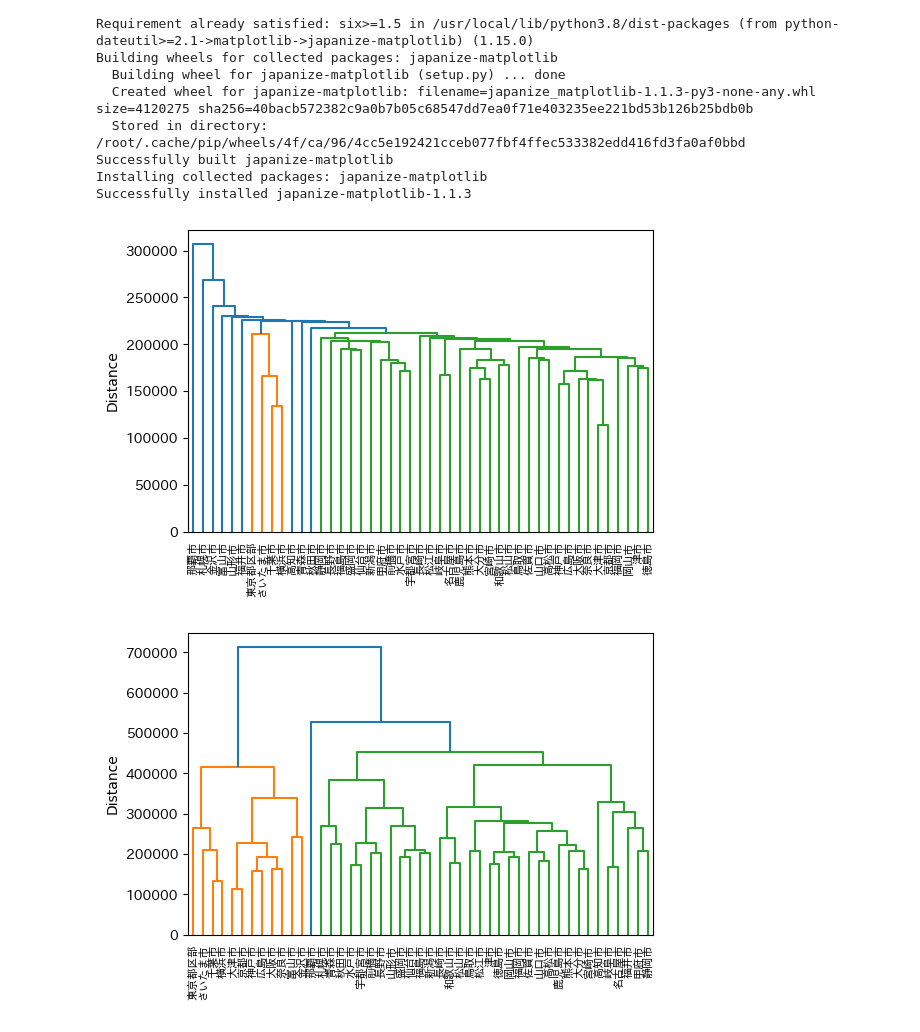
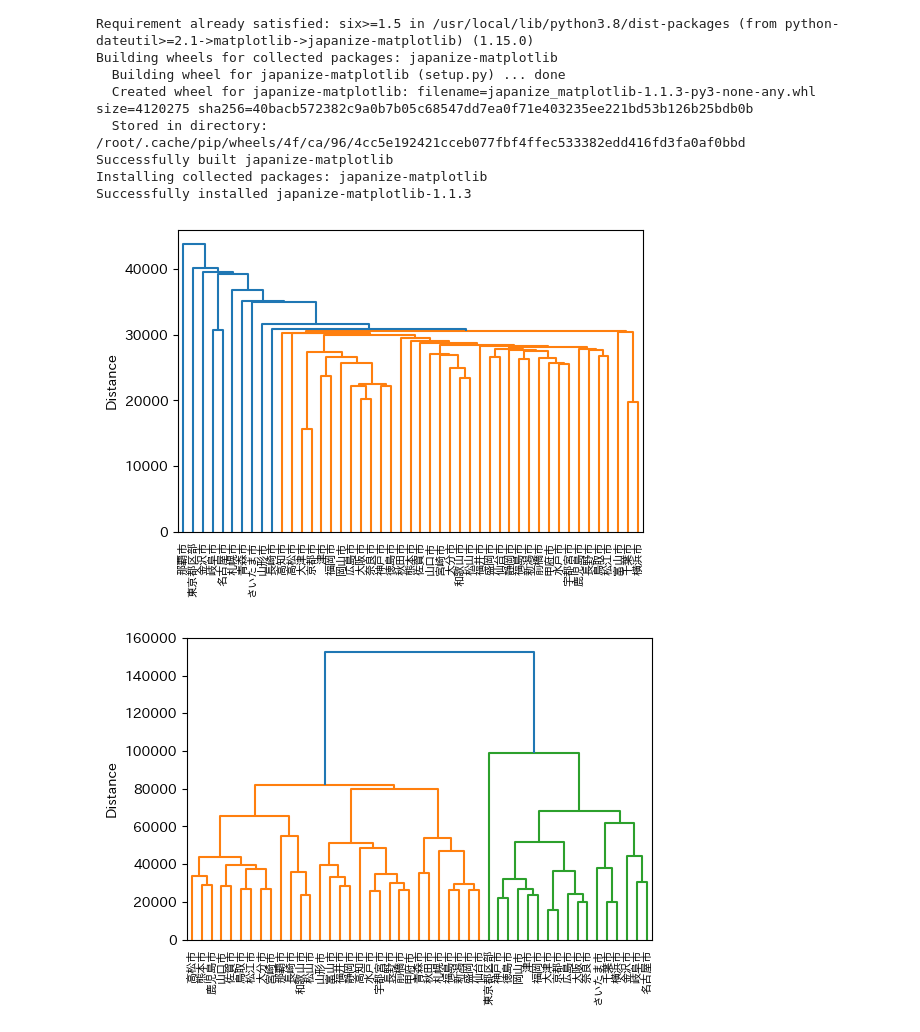
Before and after one commit to paotabetai/machine_learning_book, a Jupyter notebook: 11_Hierarchical_Clustering.ipynb, the cells around one changed output. Saved outputs shown, nothing was run; the diff lists cells and outputs as text; code cells hidden in the pictures.

```diff
--- a/11_Hierarchical_Clustering.ipynb
+++ b/11_Hierarchical_Clustering.ipynb
@@ -41,40 +41,40 @@ Successfully installed japanize-matplotlib-1.1.3
 # %%
 import csv
 
 import japanize_matplotlib
 
 
 prefs = []
 pref_consum = []
 with open('/content/SSDSE-C-2022.csv', encoding='shift-jis') as f:
   data = csv.reader(f)
   next(data)
   next(data)
   next(data)
   for row in data:
     prefs.append(row[2])
     pref_consum.append(row[5:])
 pref_consum = np.array(pref_consum, dtype=np.int64)
 
-D = scipy.spatial.distance.pdist(pref_consum, 'cityblock')
+D = scipy.spatial.distance.pdist(pref_consum, 'euclidean')
 
 ## Nearest Neighbour Clustering
 Z_NNC = scipy.cluster.hierarchy.linkage(D, 'single')
 fig, ax = plt.subplots(dpi=100)
 dn = scipy.cluster.hierarchy.dendrogram(Z_NNC, labels=list(prefs), ax=ax)
-ax.set_ylabel("Distance", fontname="MS Gothic")
+ax.set_ylabel("Distance")
 plt.show()
 # %% [output]
-[figure, old version]
+[figure, new version]
 # %%
 ## Furthest Neighbour Clustering
 Z_FNC = scipy.cluster.hierarchy.linkage(D, 'complete')
 fig, ax = plt.subplots(dpi=100)
 dn = scipy.cluster.hierarchy.dendrogram(Z_FNC, labels=list(prefs), ax=ax)
-ax.set_ylabel("Distance", fontname="MS Gothic")
+ax.set_ylabel("Distance")
 plt.show()
 # %% [output]
-[figure, old version]
+[figure, new version]
 # %%
 # Ward's Method
 Z_W = scipy.cluster.hierarchy.linkage(D, 'ward')
```
Also changed, not shown: parts of 1 cell of this notebook.
